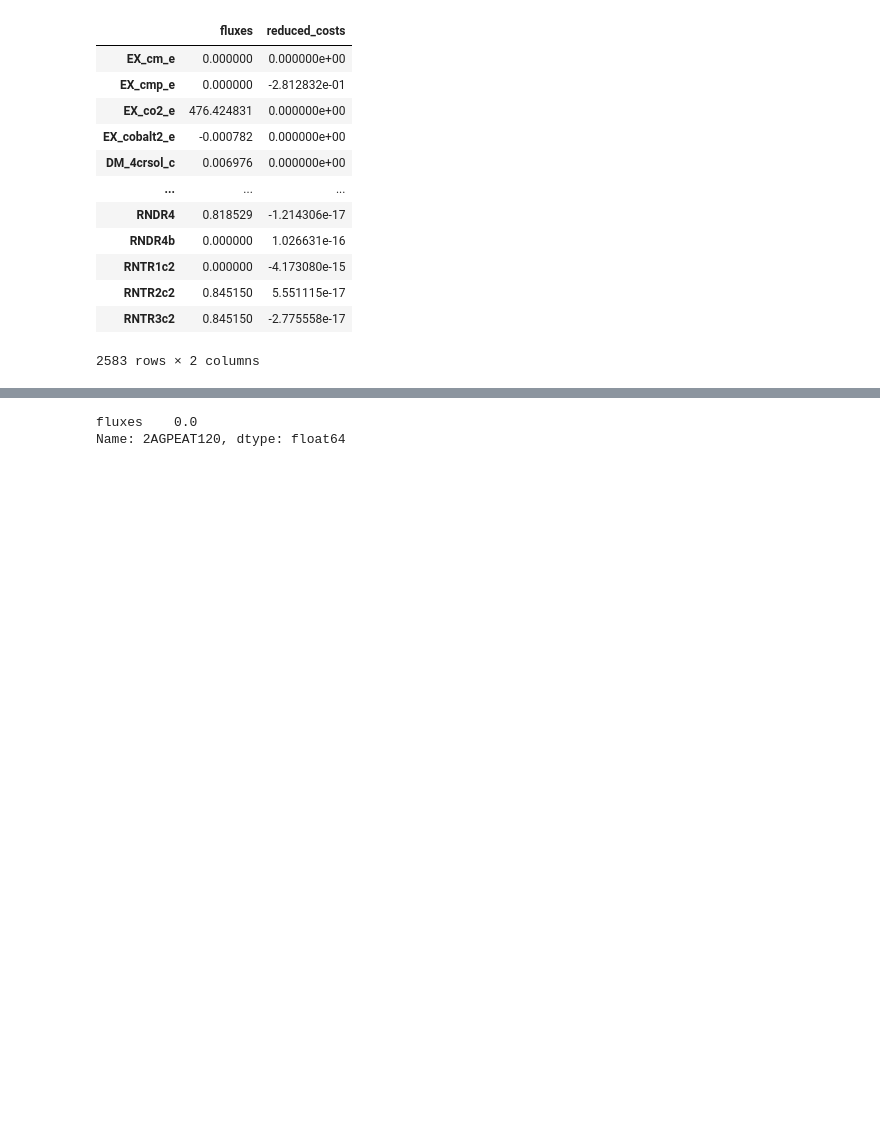
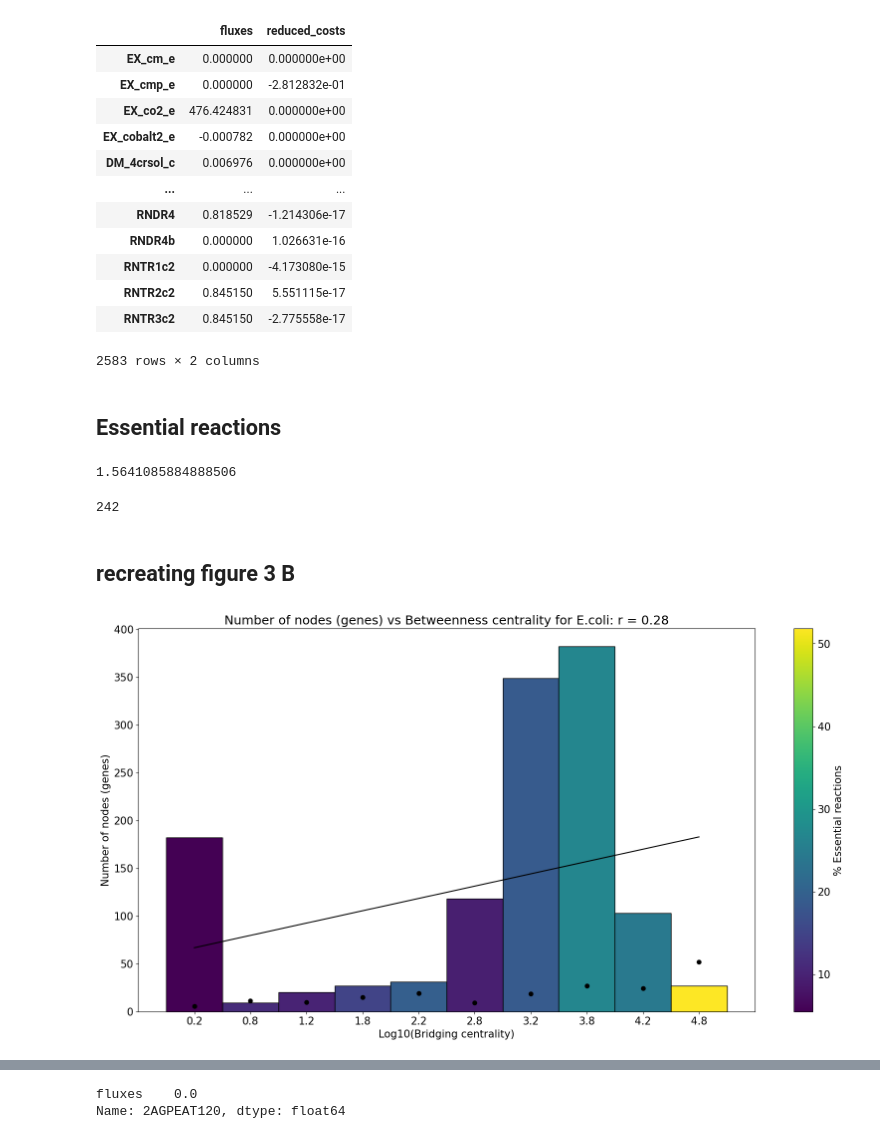
Before and after one commit to BennyKrup/BMI_206_Project, a Jupyter notebook: Initial_info-Copy1.ipynb, the cells around one changed output, grey strips where cells are left out. Drawn from its saved outputs; the diff is of its cells as text; code cells hidden in the pictures; blank space fills up the shorter version.

Commit message:
added figures 3 B AND 3

```diff
--- a/Initial_info-Copy1.ipynb
+++ b/Initial_info-Copy1.ipynb
@@ -288,3 +282,78 @@ Optimal solution with objective value 31.282
 2583 rows × 2 columns
 # %%
 fluxes=pd.DataFrame(solution.fluxes)
+# %% [markdown]
+## Essential reactions
+# %%
+threshold = (solution.objective_value)/20
+threshold
+# %% [output]
+1.5641085884888506
+# %%
+Essential_reactions=[]
+for reaction in fba_ecoli_lofo:
+    if fba_ecoli_lofo[reaction]<threshold:
+        Essential_reactions.append(reaction)
+len(Essential_reactions)
+# %% [output]
+242
+# %% [markdown]
+## recreating figure 3 B
+# %%
+import numpy as np
+import matplotlib.pyplot as plt
+from scipy.stats import linregress
+import networkx as nx
+
+
+ecoli_bridging_centrality = nx.betweenness_centrality(graphs["E.coli (iJ01366)"], weight='weight', normalized=False)
+ecoli_bridging_centrality_values = list(ecoli_bridging_centrality.values())
+
+ecoli_bridging_centrality = {key.strip(): value for key, value in ecoli_bridging_centrality.items()}
+
+
+log10_unique_centrality_values = [np.log10(value + 1) for value in ecoli_bridging_centrality_values]
+
+bins = np.arange(0, 5.5, 0.5)
+
+hist_data, bin_edges = np.histogram(log10_unique_centrality_values, bins=bins)
+
+essential_reactions_percentage = []
+for bin_start, bin_end in zip(bin_edges[:-1], bin_edges[1:]):
+    in_bin = [reaction for reaction, centrality in ecoli_bridging_centrality.items() if bin_start <= np.log10(centrality + 1) < bin_end]
+    essential_in_bin = sum(reaction in Essential_reactions for reaction in in_bin)
+    if in_bin:
+        essential_reactions_percentage.append((essential_in_bin / len(in_bin)) * 100)
+    else:
+        essential_reactions_percentage.append(0)
+
+cmap = plt.cm.viridis
+norm = plt.Normalize(min(essential_reactions_percentage), max(essential_reactions_percentage))
+colors = cmap(norm(essential_reactions_percentage))
+
+fig, ax = plt.subplots(figsize=(20,10))
+bar_container = ax.bar(bin_edges[:-1], hist_data, width=np.diff(bin_edges), color=colors, edgecolor='black', align='edge')
+bin_centers = (bin_edges[:-1] + bin_edges[1:]) / 2
+slope, intercept, r_value, p_value, std_err = linregress(bin_centers, hist_data)
+x_values = np.linspace(min(bin_centers), max(bin_centers), 100)
+y_values = slope * x_values + intercept
+ax.plot(x_values, y_values, color='black')
+
+ax.scatter(bin_centers, essential_reactions_percentage, color='black', zorder=5)
+
+
+ax.set_xlabel('Log10(Bridging centrality)')
+ax.set_ylabel('Number of nodes (genes)')
+ax.set_title(f'Number of nodes (genes) vs Betweenness centrality for E.coli: r = {r_value:.2f}')
+
+sm = plt.cm.ScalarMappable(cmap=cmap, norm=norm)
+sm.set_array([])
+cbar = plt.colorbar(sm, ax=ax)
+cbar.ax.set_ylabel('% Essential reactions')
+
+plt.xticks(bin_centers, labels=[f"{center:.1f}" for center in bin_centers])
+
+plt.rcParams.update({'font.size': 15})
+plt.show()
+# %% [output]
+[figure, added]
```
Also changed, not shown: parts of 14 cells of this notebook.
